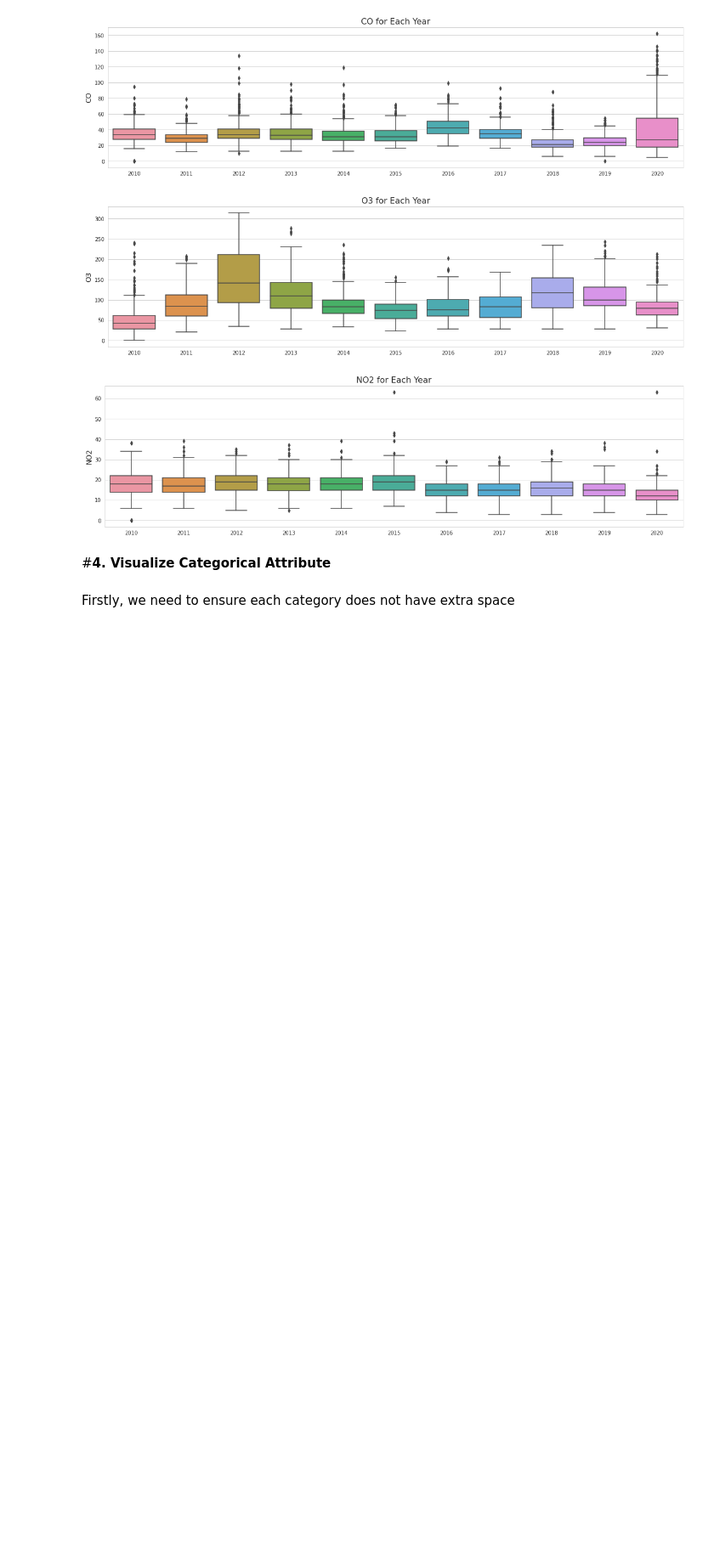
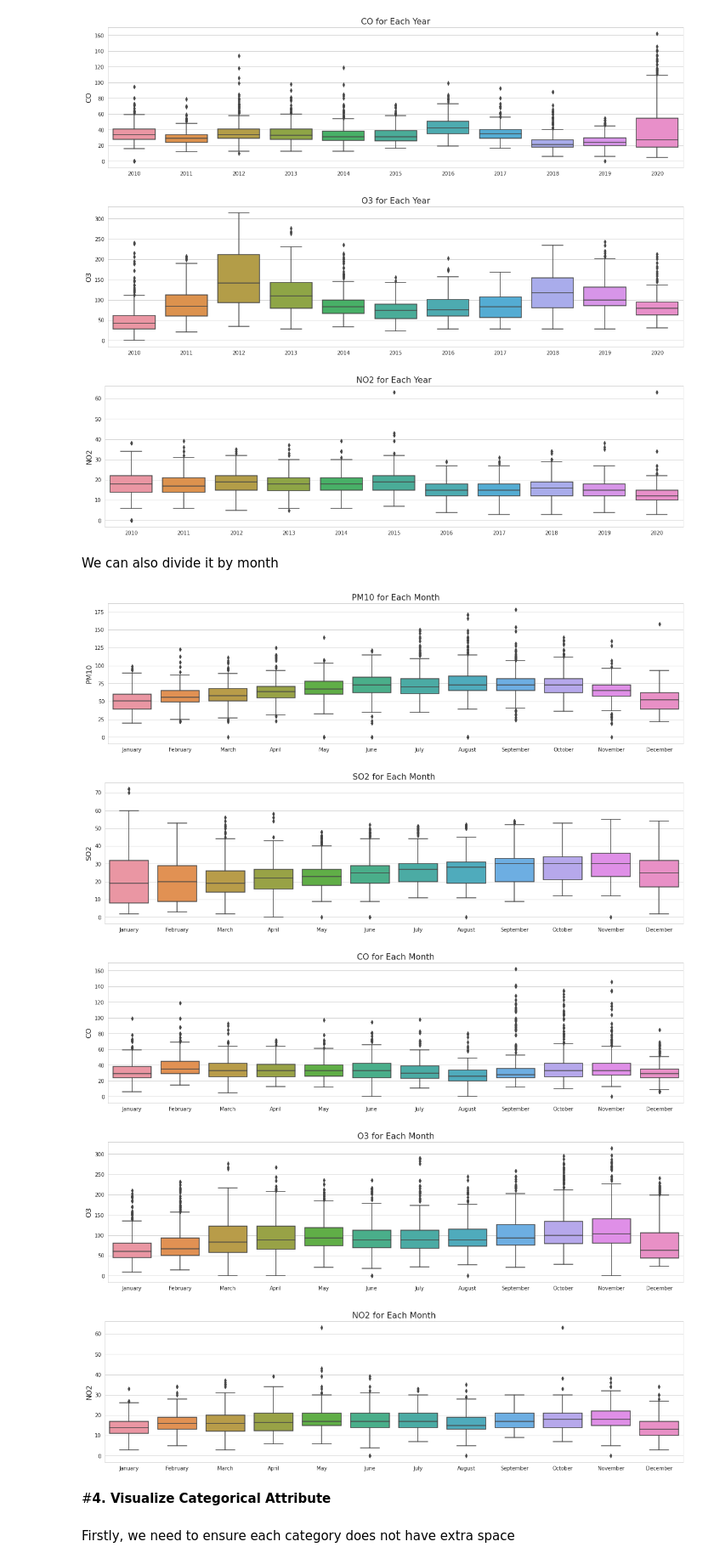
Before and after one commit to baninhadin/Klorophyl-Project, a Jupyter notebook: 03. Visualizing_Air_Quality_Data.ipynb, the cells around one changed output. Shown at 85% size. Cells and saved outputs as stored; diff of their text form; code cells hidden in the pictures; blank space fills up the shorter version.

Commit message:
Visualize Air Quality Data

```diff
--- a/03. Visualizing_Air_Quality_Data.ipynb
+++ b/03. Visualizing_Air_Quality_Data.ipynb
@@ -92,6 +93,33 @@ plt.show()
 [figure]
 [figure]
 [figure]
+# %% [markdown]
+We can also divide it by month
+# %%
+month = [i[3:5] for i in df2.index]
+df2['month'] = pd.Series(month, index=df2.index)
+month_name = {}
+
+for m in zip(df2['month'].unique(), calendar.month_name[1:]):
+  month_name[m[0]] = m[1]
+
+df2['month'] = df2['month'].apply(lambda x: month_name[x])
+
+sns.set_style('whitegrid')
+for pollutant in df.columns[-5:]:
+  plt.figure(figsize=(20, 5))
+  ax = sns.boxplot(x='month', y=pollutant, data=df2)
+  ax.set_xlabel('')
+  ax.set_ylabel(pollutant.upper(), fontsize=14)
+  ax.set_title("{} for Each Month".format(pollutant.upper()), fontsize=16)
+
+plt.show()
+# %% [output]
+[figure, added]
+[figure, added]
+[figure, added]
+[figure, added]
+[figure, added]
 # %% [markdown]
 #**4. Visualize Categorical Attribute**
 # %% [markdown]
```
Also changed, not shown: parts of 3 cells of this notebook.
